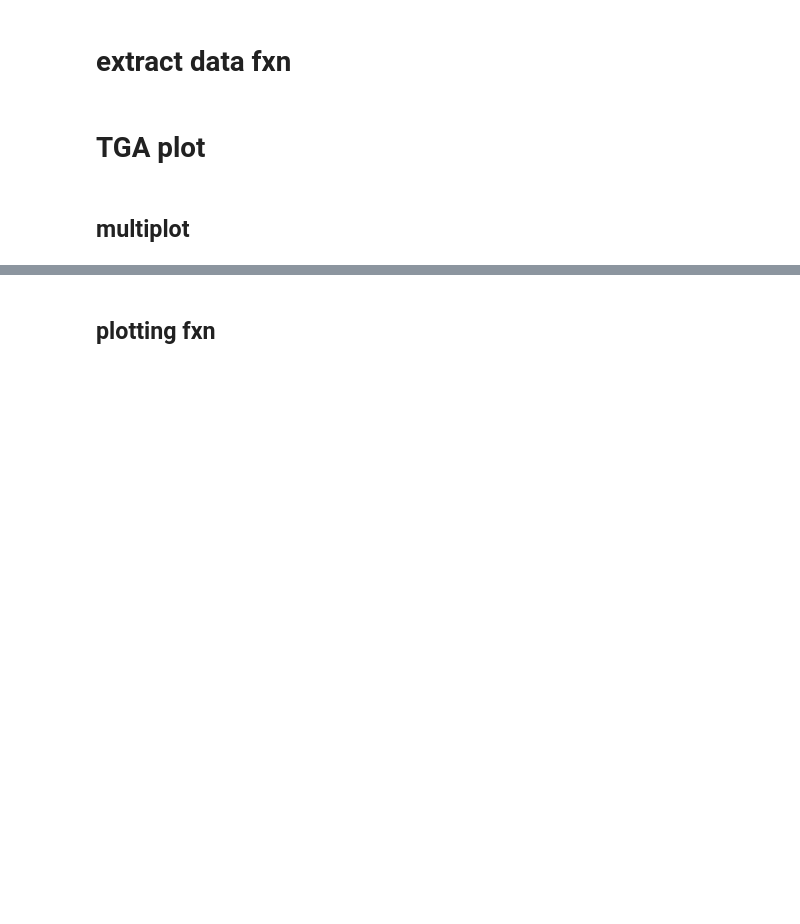
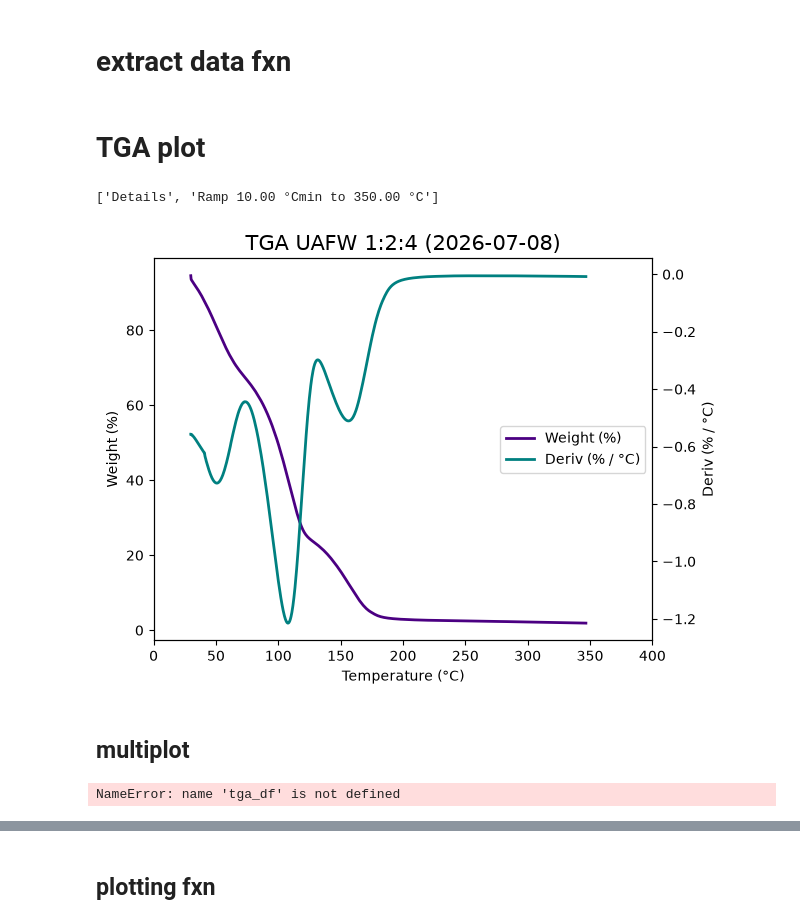
Before and after one commit to maurielle-noto/ionic-liquid-characterization, a Jupyter notebook: tga.ipynb, the cells around one changed output, grey strips where cells are left out. Saved outputs shown, nothing was run; the diff lists cells and outputs as text; code cells hidden in the pictures; blank space fills up the shorter version.

```diff
--- a/tga.ipynb
+++ b/tga.ipynb
@@ -80,36 +80,39 @@ def extract_data(path):
 # TGA plot
 # %%
 
-tga_df = extract_data('/Users/mauriellenoto/Desktop/seager/ionicliquids/isn/TGA/2026-07-13/2026-07-13-TGA-UAFW.xls')
+tga_df = extract_data('/Users/mauriellenoto/Desktop/seager/ionicliquids/data/TGA/UAFW/2026-07-17/2026-07-17-TGA-UAFW.xls')
 tga_df.head()
 ## single plot
 import matplotlib.pyplot as plt
 
 tga_cols = list(tga_df.columns)
 
 y1 = "indigo"
 y2 = "teal"
 
 fig, ax1 = plt.subplots()
 
 weight_pct = ax1.plot(tga_df[tga_cols[1]], tga_df[tga_cols[3]], color = y1, lw = 2, label = tga_cols[3])
 ax1.set_xlabel(tga_cols[1])
 ax1.set_ylabel(tga_cols[3])
 ax1.tick_params(axis='y')
 ax1.set_xlim(0,400)
 
 ax2 = ax1.twinx()
 
 deriv = ax2.plot(tga_df[tga_cols[1]], tga_df[tga_cols[4]], color = y2, lw = 2, label = tga_cols[4])
 ax2.set_ylabel(tga_cols[4])
 ax2.tick_params(axis = 'y')
 
 plt.title("TGA UAFW 1:2:4 (2026-07-08)", fontsize=15)
 plt.legend(loc = "center right", handles = [weight_pct[0],
                                             deriv[0]
                                             ])
 plt.tight_layout()
 plt.show()
+# %% [output]
+['Details', 'Ramp 10.00 °Cmin to 350.00 °C']
+[figure, added]
 # %% [markdown]
 ## multiplot
 # %%
@@ -159,3 +162,5 @@ plt.suptitle("TGA UAFW 1:2:4 (2026-07-13)", fontsize=15)
 # plt.legend()
 plt.tight_layout()
 plt.show()
+# %% [output]
+NameError: name 'tga_df' is not defined
```
Also changed, not shown: parts of 3 cells of this notebook, 3 other files.
